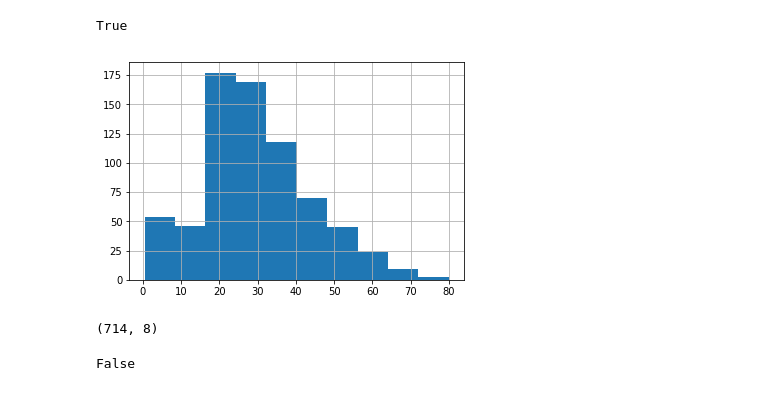
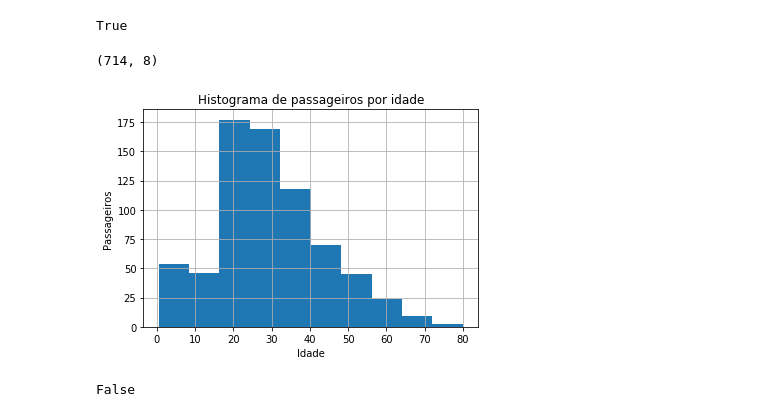
Before and after one commit to douglaslundy/protect_titanic, a Jupyter notebook: Projeto Titanic.ipynb, the cells around one changed output. Saved outputs shown, nothing was run; the diff lists cells and outputs as text; code cells hidden in the pictures.

```diff
--- a/Projeto Titanic.ipynb
+++ b/Projeto Titanic.ipynb
@@ -346,16 +352,21 @@ True
 # %%
 #Excluindo registro com valores nulos na coluna age
 df_age_valid = df_titanic.dropna()
+# %%
+#conferindo as linhas e colunas do dataframe depois de excluidos os dados nulos na coluna age
+df_age_valid.shape
+# %% [output]
+(714, 8)
 # %%
 #Grafico de idade dos passageiros
 df_age_valid['age'].hist();
+plt.xlabel('Idade')
+plt.ylabel('Passageiros')
+plt.title('Histograma de passageiros por idade')
+plt.grid(True)
+plt.show()
 # %% [output]
-[figure, old version]
+[figure, new version]
-# %%
-#conferindo as linhas e colunas do novo dataframe
-df_age_valid.shape
-# %% [output]
-(714, 8)
 # %%
 #validando se ainda existem linhas com valores null
 df_age_valid.isnull().sum().any()
```
Also changed, not shown: parts of 12 cells of this notebook.
